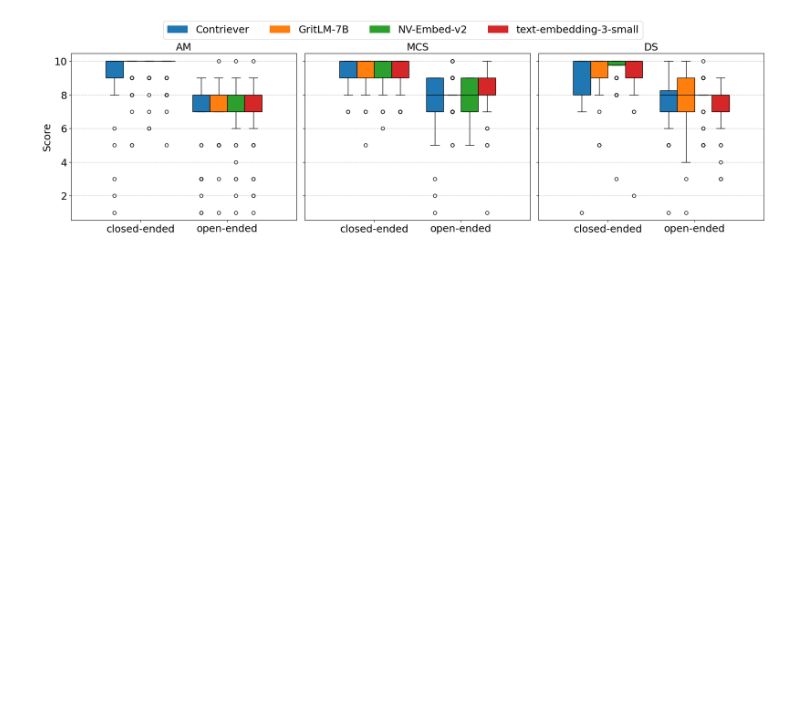
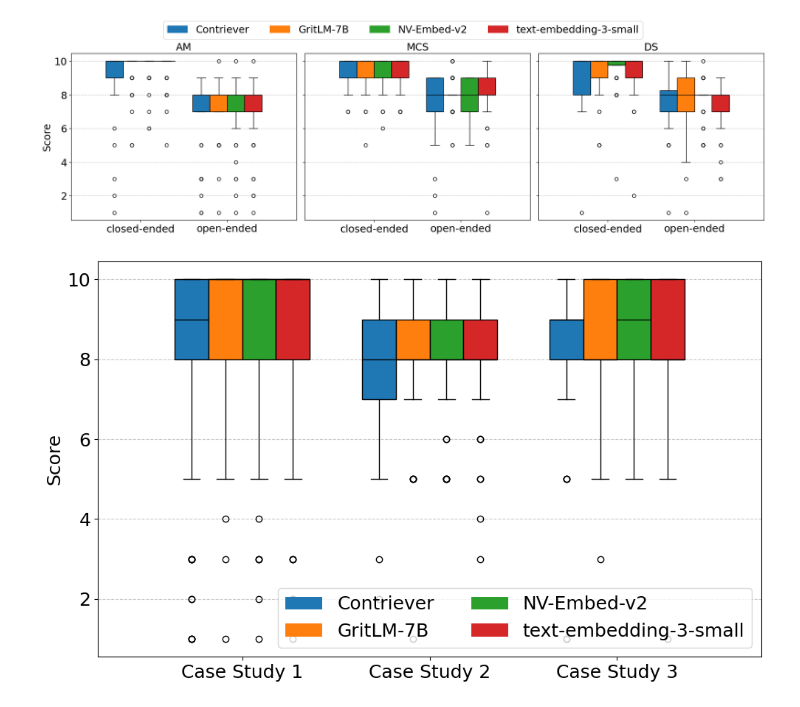
Before and after one commit to tma1863/HCMUS-RAG, a Jupyter notebook: notebooks/collect_results.ipynb, the cells around one changed output. Saved outputs shown, nothing was run; the diff lists cells and outputs as text; code cells hidden in the pictures; blank space fills up the shorter version.

Commit message:
update test multihop

```diff
--- a/notebooks/collect_results.ipynb
+++ b/notebooks/collect_results.ipynb
@@ -190,3 +190,84 @@ plt.savefig("../results/gpt4_judgement_boxplot.pdf", dpi=300, bbox_inches='tight
 plt.show()
 # %% [output]
 [figure]
+# %%
+fontsize = 18
+cstd_results_list = []
+# major_results = []
+for postfix in postfixes:
+    if not postfix  in ["bm25", "faiss"]:
+        results = {
+            "method": postfix.replace("hcmus_", "").replace("contriever", "Contriever"),
+            "case_study_1": [],
+            "case_study_2": [],
+            "case_study_3": [],
+        }
+        for major in majors:
+            for kind_of_qa in kinds_of_qa:
+                open_end_qa_ds = pd.DataFrame(json.load(open(f"../data/rag_qa_test/{major}/{major}_{kind_of_qa}.json", "r")))
+                case_studies = open_end_qa_ds[["case_std_id"]]
+                dirpath = tmpl_dirpath.format(major=major, kind_of_qa=kind_of_qa, postfix=postfix)
+                results_fpath = os.path.join(dirpath, "results.json")
+                gpt_judgement_scores = json.load(open(results_fpath, "r"))["gpt_judgement"]
+                gpt_judgement_scores = [float(score) for score in gpt_judgement_scores]
+                for case_std in range(1, 4):
+                    case_std_idx = case_studies[case_studies["case_std_id"] == case_std].index
+                    case_std_scores = [gpt_judgement_scores[idx] for idx in case_std_idx]
+                    results[f"case_study_{case_std}"].extend(case_std_scores)
+        cstd_results_list.append(results)
+
+# Convert cstd_results_list to long-form DataFrame
+records = []
+for d in cstd_results_list:
+    for cs in ['case_study_1', 'case_study_2', 'case_study_3']:
+        for score in d[cs]:
+            records.append({'method': d['method'], 'case_study': cs, 'score': score})
+df = pd.DataFrame(records)
+
+# Prepare for grouped boxplot
+fontsize = 18
+methods = df['method'].unique()
+case_studies = ['case_study_1', 'case_study_2', 'case_study_3']
+colors = plt.get_cmap('tab10').colors
+width = 0.18
+
+fig, ax = plt.subplots(figsize=(10, 6))
+
+# Calculate positions for each box
+n_methods = len(methods)
+positions = []
+for i, cs in enumerate(case_studies):
+    for j in range(n_methods):
+        positions.append(i + j * width)
+
+# Plot each box
+for i, cs in enumerate(case_studies):
+    for j, method in enumerate(methods):
+        pos = i + j * width
+        data = df[(df['case_study'] == cs) & (df['method'] == method)]['score']
+        bp = ax.boxplot(
+            data,
+            positions=[pos],
+            widths=width,
+            patch_artist=True,
+            boxprops=dict(facecolor=colors[j % len(colors)]),
+            medianprops=dict(color='black')
+        )
+
+# Set x-ticks in the center of each group
+group_centers = [i + width * (n_methods-1)/2 for i in range(len(case_studies))]
+ax.set_xticks(group_centers)
+ax.set_xticklabels(['Case Study 1', 'Case Study 2', 'Case Study 3'], fontsize=fontsize)
+ax.set_ylabel('Score', fontsize=fontsize)
+ax.tick_params(axis='y', labelsize=fontsize)
+# ax.set_title('Case Study Scores by Method', fontsize=fontsize)
+ax.yaxis.grid(True, linestyle='--', alpha=0.7)
+
+# Legend
+handles = [plt.Rectangle((0,0),1,1,facecolor=colors[i % len(colors)]) for i in range(n_methods)]
+ax.legend(handles, methods, fontsize=fontsize, loc='lower right', ncol=2)
+plt.tight_layout()
+plt.savefig("../results/case_study_grouped_boxplot.pdf", dpi=300, bbox_inches='tight')
+plt.show()
+# %% [output]
+[figure, added]
```
Also changed, not shown: 16 other files.
